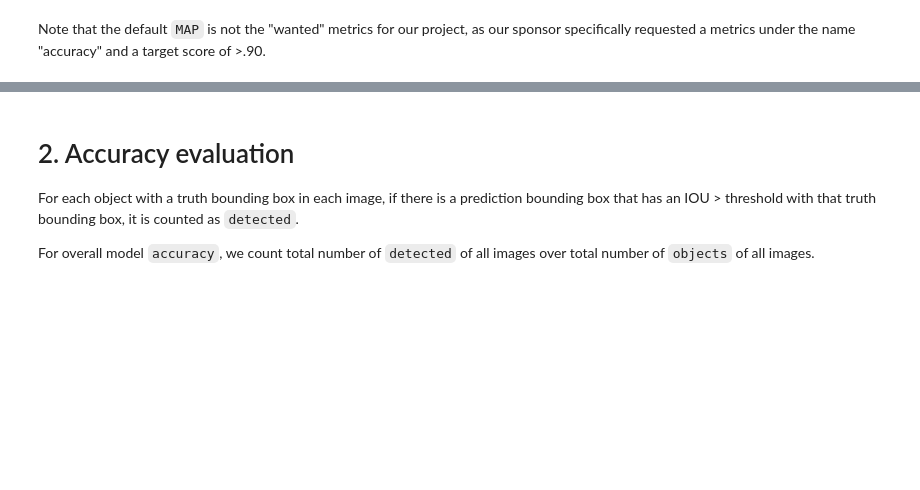
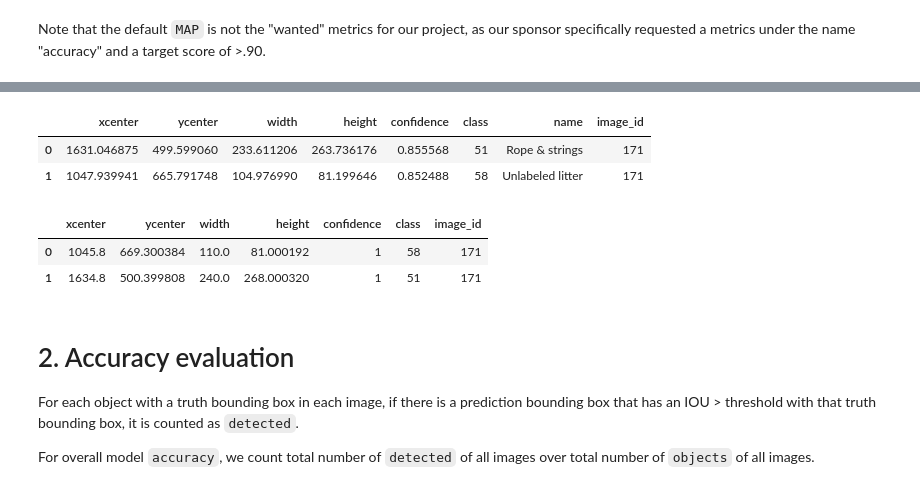
Before and after one commit to code4sac/trash-ai, a Jupyter notebook: notebooks/Evaluation_Accuracy.ipynb, the cells around one changed output, grey strips where cells are left out. Cells and saved outputs as stored; diff of their text form; code cells hidden in the pictures; blank space fills up the shorter version.

```diff
--- a/notebooks/Evaluation_Accuracy.ipynb
+++ b/notebooks/Evaluation_Accuracy.ipynb
@@ -253,6 +299,6 @@ Note that the default `MAP` is not the "wanted" metrics for our project, as our
 
 This is a necessary step to use our accuracy evaluator.
 # %%
-model = torch.hub.load('ultralytics/yolov5', 'custom', path='/content/yolov5x6_best_weights.pt')  # load our local model
+model = torch.hub.load('ultralytics/yolov5', 'custom', path='/content/yolov5x6_best_weights.pt',force_reload=True)  # load our local model
 # %% [output]
 Downloading: "https://github.com/ultralytics/yolov5/zipball/master" to /root/.cache/torch/hub/master.zip
@@ -270,3 +317,7 @@ test_read_img_list = [Image.open(test_dir+str(i)+'.jpg') for i in test_list] # a
 # Inference
 results = model(test_read_img_list) # batch of images
 pred_pd = results.pandas().xywh
+
+for j,i in enumerate(pred_pd):
+  i=i.assign(image_id=[test_list[j]]*i.shape[0])
+  pred_pd[j]=i
@@ -293,3 +392,15 @@ for i in truth:
+# %%
+pred_pd[1]
+# %% [output]
+|  | xcenter | ycenter | width | height | confidence | class | name | image_id |
+| 0 | 1631.046875 | 499.599060 | 233.611206 | 263.736176 | 0.855568 | 51 | Rope & strings | 171 |
+| 1 | 1047.939941 | 665.791748 | 104.976990 | 81.199646 | 0.852488 | 58 | Unlabeled litter | 171 |
+# %%
+truth_pd[1]
+# %% [output]
+|  | xcenter | ycenter | width | height | confidence | class | image_id |
+| 0 | 1045.8 | 669.300384 | 110.0 | 81.000192 | 1 | 58 | 171 |
+| 1 | 1634.8 | 500.399808 | 240.0 | 268.000320 | 1 | 51 | 171 |
 # %% [markdown]
 # 2. Accuracy evaluation
 
```
Also changed, not shown: parts of 25 cells of this notebook.
